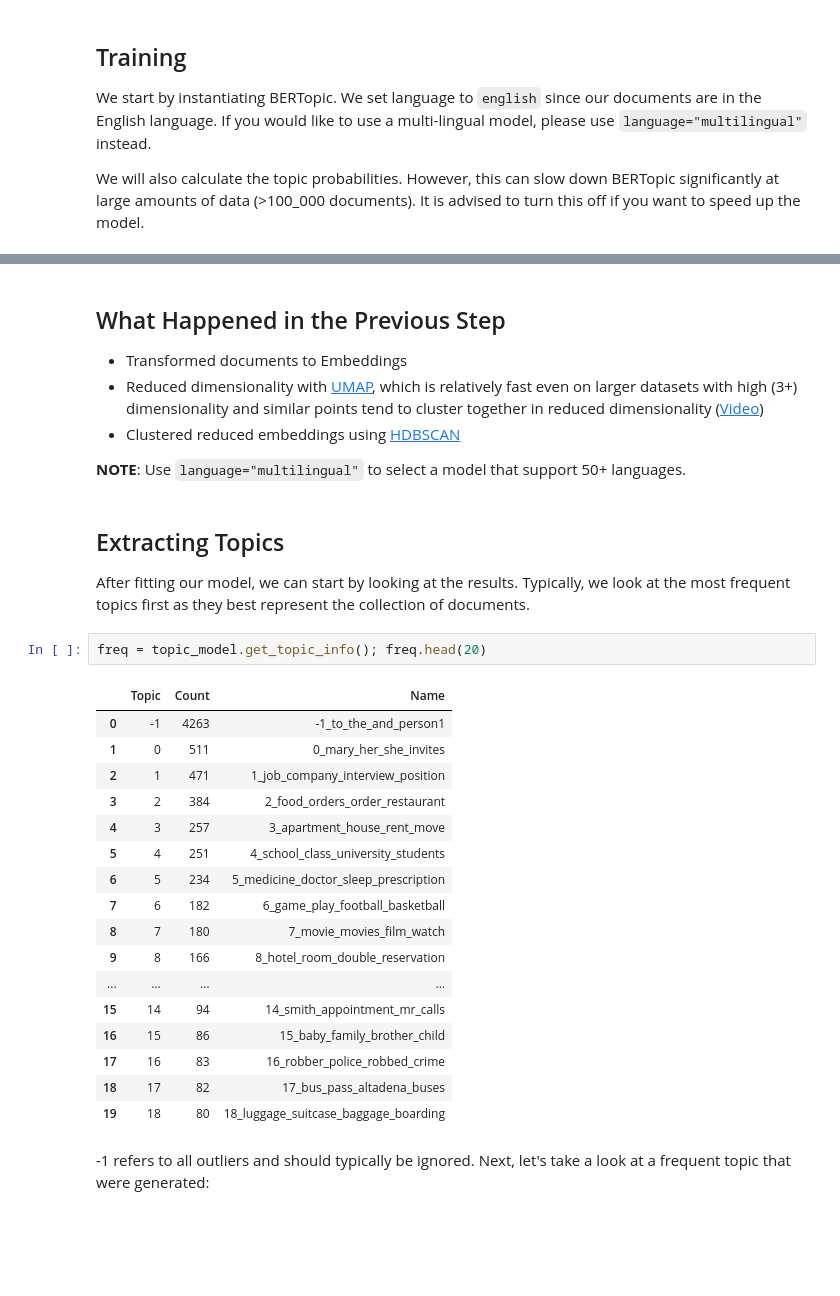
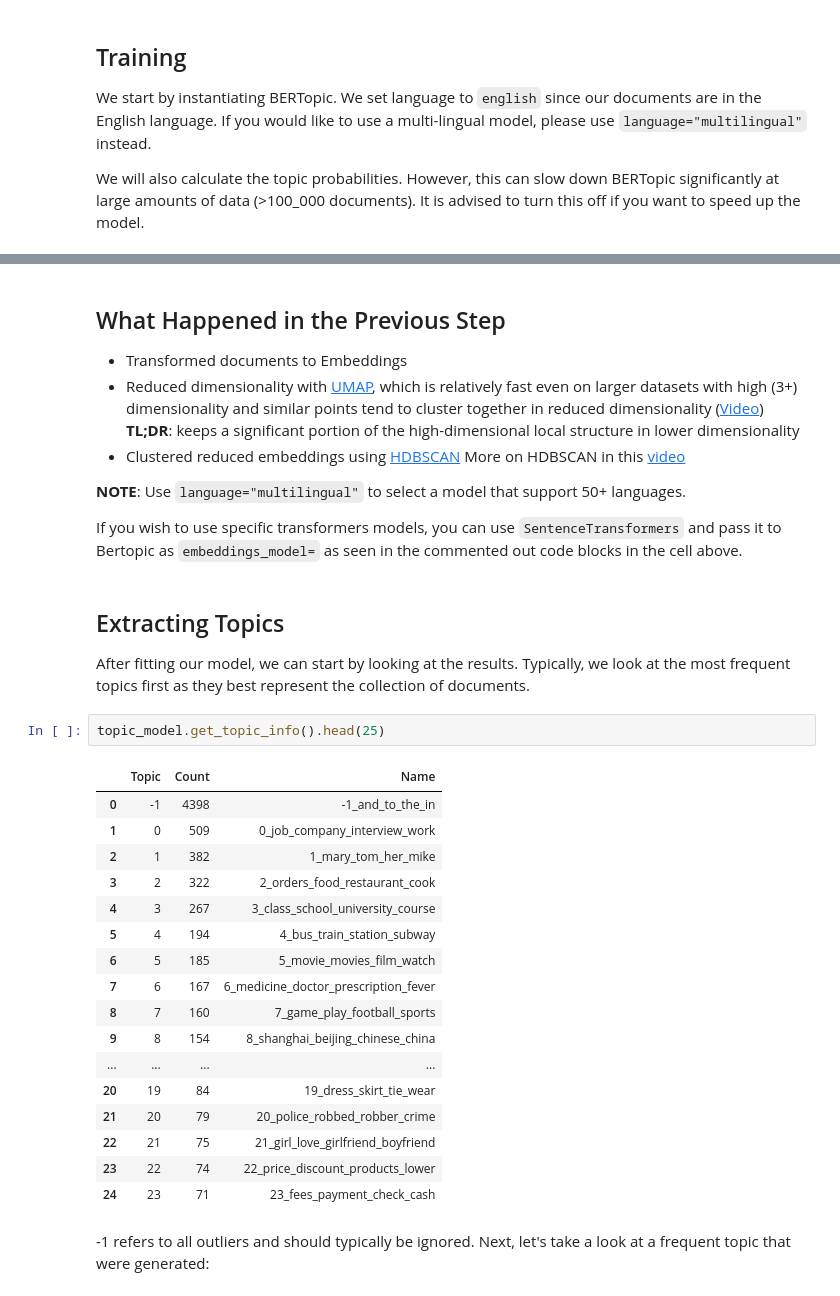
Before and after one commit to equinor/edc22-nlp, a Jupyter notebook: nlp_edc_workshop_part1.ipynb, the cells around one changed output, grey strips where cells are left out. Cells and saved outputs as stored; diff of their text form; blank space fills up the shorter version.

```diff
--- a/nlp_edc_workshop_part1.ipynb
+++ b/nlp_edc_workshop_part1.ipynb
@@ -68,33 +89,35 @@ topics, probs = topic_model.fit_transform(docs)
 # %% [markdown]
 ## What Happened in the Previous Step
 - Transformed documents to Embeddings
-- Reduced dimensionality with [UMAP](https://umap-learn.readthedocs.io/en/latest/how_umap_works.html), which is relatively fast even on larger datasets with high (3+) dimensionality and similar points tend to cluster together in reduced dimensionality ([Video](https://youtu.be/eN0wFzBA4Sc))
-- Clustered reduced embeddings using [HDBSCAN](https://hdbscan.readthedocs.io/en/latest/how_hdbscan_works.html)
+- Reduced dimensionality with [UMAP](https://umap-learn.readthedocs.io/en/latest/how_umap_works.html), which is relatively fast even on larger datasets with high (3+) dimensionality and similar points tend to cluster together in reduced dimensionality ([Video](https://youtu.be/eN0wFzBA4Sc))<br>**TL;DR**: keeps a significant portion of the high-dimensional local structure in lower dimensionality
+- Clustered reduced embeddings using [HDBSCAN](https://hdbscan.readthedocs.io/en/latest/how_hdbscan_works.html) More on HDBSCAN in this [video](https://youtu.be/RDZUdRSDOok)
 
 **NOTE**: Use `language="multilingual"` to select a model that support 50+ languages.
+
+If you wish to use specific transformers models, you can use `SentenceTransformers` and pass it to Bertopic as `embeddings_model=` as seen in the commented out code blocks in the cell above.
 # %% [markdown]
 ## Extracting Topics
 After fitting our model, we can start by looking at the results. Typically, we look at the most frequent topics first as they best represent the collection of documents.
-# %%
-freq = topic_model.get_topic_info(); freq.head(20)
-# %% [output]
-|  | Topic | Count | Name |
-| 0 | -1 | 4263 | -1_to_the_and_person1 |
-| 1 | 0 | 511 | 0_mary_her_she_invites |
-| 2 | 1 | 471 | 1_job_company_interview_position |
-| 3 | 2 | 384 | 2_food_orders_order_restaurant |
-| 4 | 3 | 257 | 3_apartment_house_rent_move |
-| 5 | 4 | 251 | 4_school_class_university_students |
-| 6 | 5 | 234 | 5_medicine_doctor_sleep_prescription |
-| 7 | 6 | 182 | 6_game_play_football_basketball |
-| 8 | 7 | 180 | 7_movie_movies_film_watch |
-| 9 | 8 | 166 | 8_hotel_room_double_reservation |
-| ... | ... | ... | ... |
-| 15 | 14 | 94 | 14_smith_appointment_mr_calls |
-| 16 | 15 | 86 | 15_baby_family_brother_child |
-| 17 | 16 | 83 | 16_robber_police_robbed_crime |
-| 18 | 17 | 82 | 17_bus_pass_altadena_buses |
-| 19 | 18 | 80 | 18_luggage_suitcase_baggage_boarding |
+# %%
+topic_model.get_topic_info().head(25)
+# %% [output]
+|  | Topic | Count | Name |
+| 0 | -1 | 4398 | -1_and_to_the_in |
+| 1 | 0 | 509 | 0_job_company_interview_work |
+| 2 | 1 | 382 | 1_mary_tom_her_mike |
+| 3 | 2 | 322 | 2_orders_food_restaurant_cook |
+| 4 | 3 | 267 | 3_class_school_university_course |
+| 5 | 4 | 194 | 4_bus_train_station_subway |
+| 6 | 5 | 185 | 5_movie_movies_film_watch |
+| 7 | 6 | 167 | 6_medicine_doctor_prescription_fever |
+| 8 | 7 | 160 | 7_game_play_football_sports |
+| 9 | 8 | 154 | 8_shanghai_beijing_chinese_china |
+| ... | ... | ... | ... |
+| 20 | 19 | 84 | 19_dress_skirt_tie_wear |
+| 21 | 20 | 79 | 20_police_robbed_robber_crime |
+| 22 | 21 | 75 | 21_girl_love_girlfriend_boyfriend |
+| 23 | 22 | 74 | 22_price_discount_products_lower |
+| 24 | 23 | 71 | 23_fees_payment_check_cash |
 # %% [markdown]
 -1 refers to all outliers and should typically be ignored. Next, let's take a look at a frequent topic that were generated:
 # %%
```
Also changed, not shown: parts of 33 cells of this notebook.
